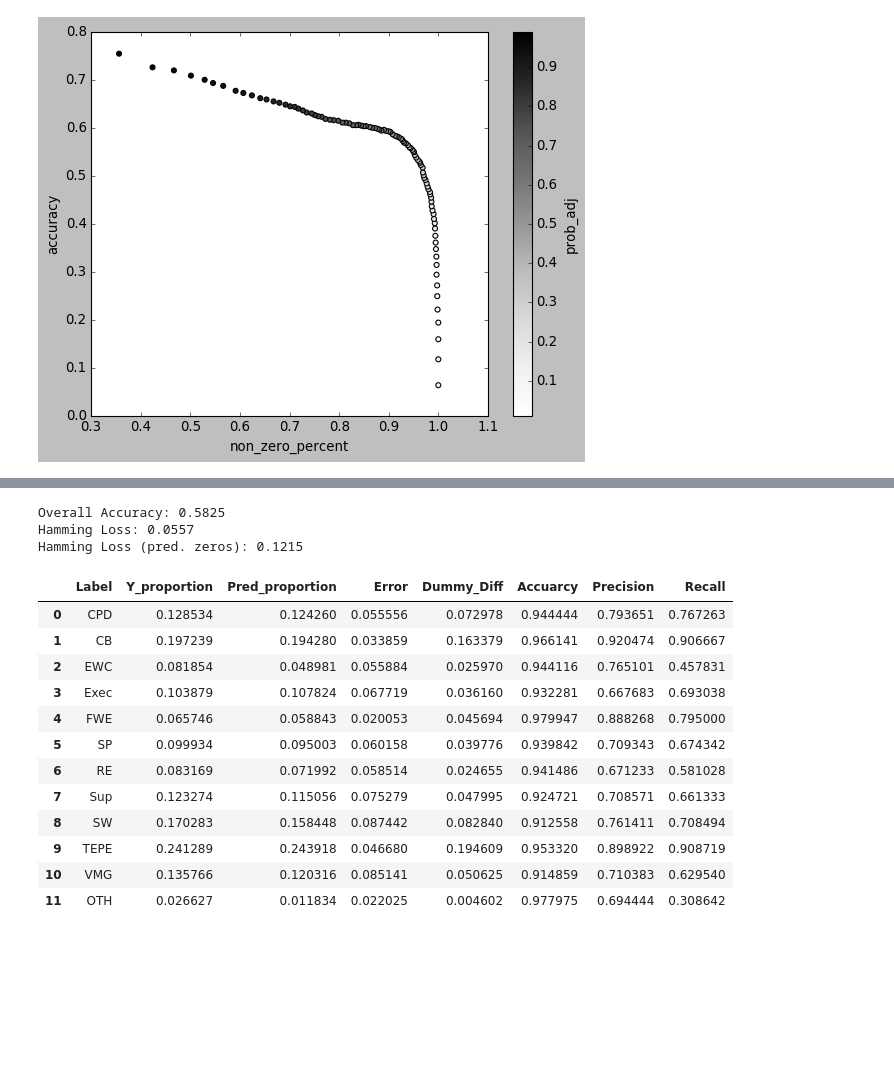
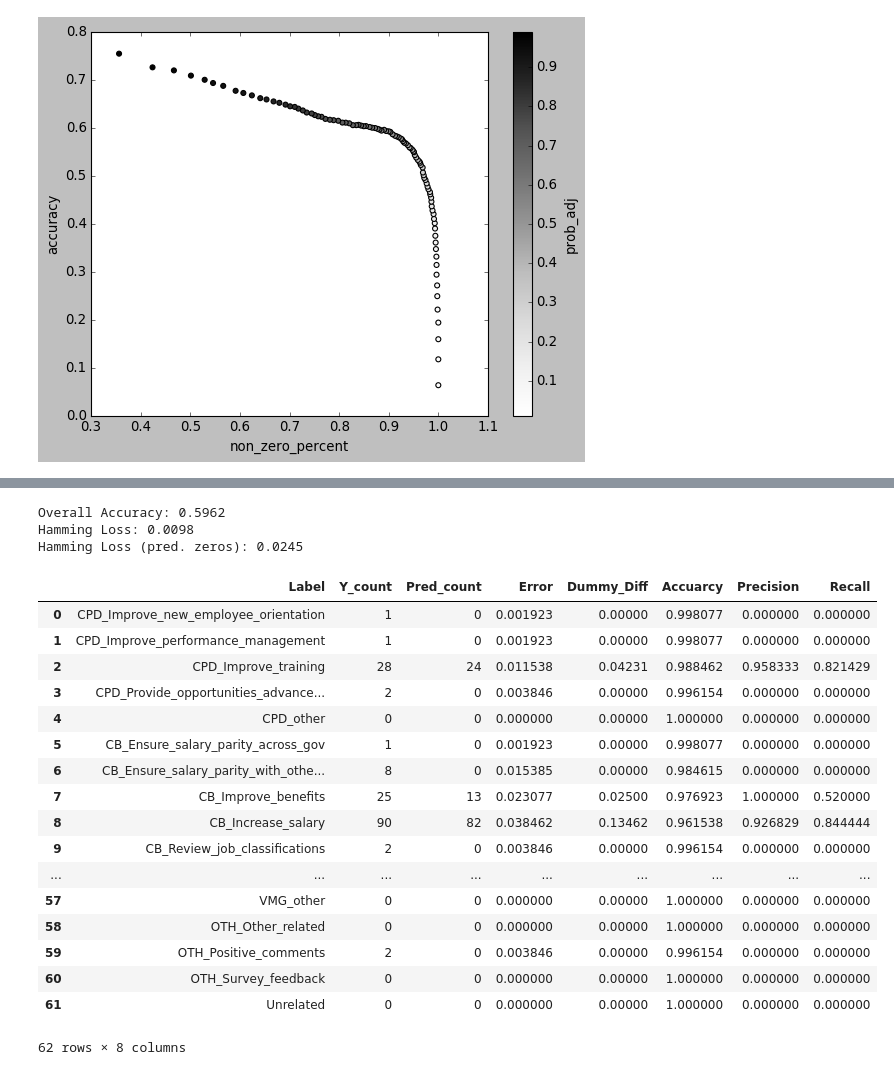
Before and after one commit to Jamienie/mds_capstone_bcstats, a Jupyter notebook: notebooks/03_aq_classification_experiments2.ipynb, the cells around one changed output, grey strips where cells are left out. Cells and saved outputs as stored; diff of their text form; code cells hidden in the pictures; blank space fills up the shorter version.

```diff
--- a/notebooks/03_aq_classification_experiments2.ipynb
+++ b/notebooks/03_aq_classification_experiments2.ipynb
@@ -107,12 +108,12 @@ Elapsed time to load embeddings: 2958.4 s
 df_userid = df[['_telkey', '2018 Comment']]
 df_userid = df_userid.rename(columns = {'_telkey':'USERID'})
 
-df = df[['2018 Comment']].join(df.loc[:,'CPD':'OTH'])
+df = df[['2018 Comment']].join(df.loc[:,'CPD_Improve_new_employee_orientation':'Unrelated'])
 df = df.rename(columns = {'2018 Comment' : 'comment'})
 
-Y = np.array(df.loc[:,"CPD":"OTH"])
+Y = np.array(df.loc[:,'CPD_Improve_new_employee_orientation':'Unrelated'])
 
-themes = df.loc[:,'CPD':'OTH'].columns.tolist()
+subthemes = df.loc[:,'CPD_Improve_new_employee_orientation':'Unrelated'].columns.tolist()
 
 # Split the data
 df_X_train, df_X_valid, Y_train, Y_valid = train_test_split(
@@ -163,10 +184,10 @@ w2v_base_model = Word2Vec(comments,
 # %%
 # Dictionary of pretrained embeddings
-embeddings = {'w2v_base_model': w2v_base_model,
+embeddings = {#'w2v_base_model': w2v_base_model,
               'w2v_google_news': w2v_google_news,
               'fasttext_crawl': fasttext_crawl,
-              'fasttext_wiki': fasttext_wiki,
-              'glove_twitter': glove_twitter,
+              #'fasttext_wiki': fasttext_wiki,
+              #'glove_twitter': glove_twitter,
               'glove_wiki': glove_wiki,
               'glove_crawl': glove_crawl}
 # %% [markdown]
@@ -525,7 +437,7 @@ train_time = []
 predict_time = []
 accuarcies = []
 
-for embedding in embeddings.keys():
+for embedding in ['glove_crawl']:
     t_start = time.time()
     print("Training LSTM on the ", embedding)
 
@@ -552,7 +464,7 @@ for embedding in embeddings.keys():
 
     x = concatenate([avg_pool, max_pool])
 
-    preds = Dense(12, activation="sigmoid")(x)
+    preds = Dense(62, activation="sigmoid")(x)
 
     model = Model(inp, preds)
 
@@ -562,7 +474,7 @@ for embedding in embeddings.keys():
 
     # Train and Predict Model
     batch_size = 128
-    epochs = 16
+    epochs = 8
     model.fit(X_train_lstm[embedding],
               Y_train,
               batch_size=batch_size,
@@ -728,9 +646,9 @@ plt.show()
 # %% [output]
 [figure]
 # %%
-predictions = np.round(Y_pred_stack)
+predictions = np.round(Y_pred_lstm['glove_crawl'] - 0.45)
 
-a = theme_results(Y_valid, predictions)
+a = subtheme_results(Y_valid, predictions)
 size = predictions.shape[0]
 zero_size = (predictions[predictions.sum(axis = 1) == 0,:].shape[0])
 print("Total comments:", size,
@@ -760,22 +683,27 @@ Percent Pred non-zero: 0.9163
 # %%
 non_zero_pred = predictions[predictions.sum(axis = 1) != 0,:]
 non_zero_valid = Y_valid[predictions.sum(axis = 1) != 0,:]
 
-theme_results(non_zero_valid, non_zero_pred)
+subtheme_results(non_zero_valid, non_zero_pred)
 # %% [output]
-Overall Accuracy: 0.5825
-Hamming Loss: 0.0557
-Hamming Loss (pred. zeros): 0.1215
+Overall Accuracy: 0.5962
+Hamming Loss: 0.0098
+Hamming Loss (pred. zeros): 0.0245
-|  | Label | Y_proportion | Pred_proportion | Error | Dummy_Diff | Accuarcy | Precision | Recall |
-| 0 | CPD | 0.128534 | 0.124260 | 0.055556 | 0.072978 | 0.944444 | 0.793651 | 0.767263 |
-| 1 | CB | 0.197239 | 0.194280 | 0.033859 | 0.163379 | 0.966141 | 0.920474 | 0.906667 |
-| 2 | EWC | 0.081854 | 0.048981 | 0.055884 | 0.025970 | 0.944116 | 0.765101 | 0.457831 |
-| 3 | Exec | 0.103879 | 0.107824 | 0.067719 | 0.036160 | 0.932281 | 0.667683 | 0.693038 |
-| 4 | FWE | 0.065746 | 0.058843 | 0.020053 | 0.045694 | 0.979947 | 0.888268 | 0.795000 |
-| 5 | SP | 0.099934 | 0.095003 | 0.060158 | 0.039776 | 0.939842 | 0.709343 | 0.674342 |
-| 6 | RE | 0.083169 | 0.071992 | 0.058514 | 0.024655 | 0.941486 | 0.671233 | 0.581028 |
-| 7 | Sup | 0.123274 | 0.115056 | 0.075279 | 0.047995 | 0.924721 | 0.708571 | 0.661333 |
-| 8 | SW | 0.170283 | 0.158448 | 0.087442 | 0.082840 | 0.912558 | 0.761411 | 0.708494 |
-| 9 | TEPE | 0.241289 | 0.243918 | 0.046680 | 0.194609 | 0.953320 | 0.898922 | 0.908719 |
-| 10 | VMG | 0.135766 | 0.120316 | 0.085141 | 0.050625 | 0.914859 | 0.710383 | 0.629540 |
-| 11 | OTH | 0.026627 | 0.011834 | 0.022025 | 0.004602 | 0.977975 | 0.694444 | 0.308642 |
+|  | Label | Y_count | Pred_count | Error | Dummy_Diff | Accuarcy | Precision | Recall |
+| 0 | CPD_Improve_new_employee_orientation | 1 | 0 | 0.001923 | 0.00000 | 0.998077 | 0.000000 | 0.000000 |
+| 1 | CPD_Improve_performance_management | 1 | 0 | 0.001923 | 0.00000 | 0.998077 | 0.000000 | 0.000000 |
+| 2 | CPD_Improve_training | 28 | 24 | 0.011538 | 0.04231 | 0.988462 | 0.958333 | 0.821429 |
+| 3 | CPD_Provide_opportunities_advance... | 2 | 0 | 0.003846 | 0.00000 | 0.996154 | 0.000000 | 0.000000 |
+| 4 | CPD_other | 0 | 0 | 0.000000 | 0.00000 | 1.000000 | 0.000000 | 0.000000 |
+| 5 | CB_Ensure_salary_parity_across_gov | 1 | 0 | 0.001923 | 0.00000 | 0.998077 | 0.000000 | 0.000000 |
+| 6 | CB_Ensure_salary_parity_with_othe... | 8 | 0 | 0.015385 | 0.00000 | 0.984615 | 0.000000 | 0.000000 |
+| 7 | CB_Improve_benefits | 25 | 13 | 0.023077 | 0.02500 | 0.976923 | 1.000000 | 0.520000 |
+| 8 | CB_Increase_salary | 90 | 82 | 0.038462 | 0.13462 | 0.961538 | 0.926829 | 0.844444 |
+| 9 | CB_Review_job_classifications | 2 | 0 | 0.003846 | 0.00000 | 0.996154 | 0.000000 | 0.000000 |
+| ... | ... | ... | ... | ... | ... | ... | ... | ... |
+| 57 | VMG_other | 0 | 0 | 0.000000 | 0.00000 | 1.000000 | 0.000000 | 0.000000 |
+| 58 | OTH_Other_related | 0 | 0 | 0.000000 | 0.00000 | 1.000000 | 0.000000 | 0.000000 |
+| 59 | OTH_Positive_comments | 2 | 0 | 0.003846 | 0.00000 | 0.996154 | 0.000000 | 0.000000 |
+| 60 | OTH_Survey_feedback | 0 | 0 | 0.000000 | 0.00000 | 1.000000 | 0.000000 | 0.000000 |
+| 61 | Unrelated | 0 | 0 | 0.000000 | 0.00000 | 1.000000 | 0.000000 | 0.000000 |
+62 rows × 8 columns
```
Also changed, not shown: parts of 28 cells of this notebook, 6 other files.
